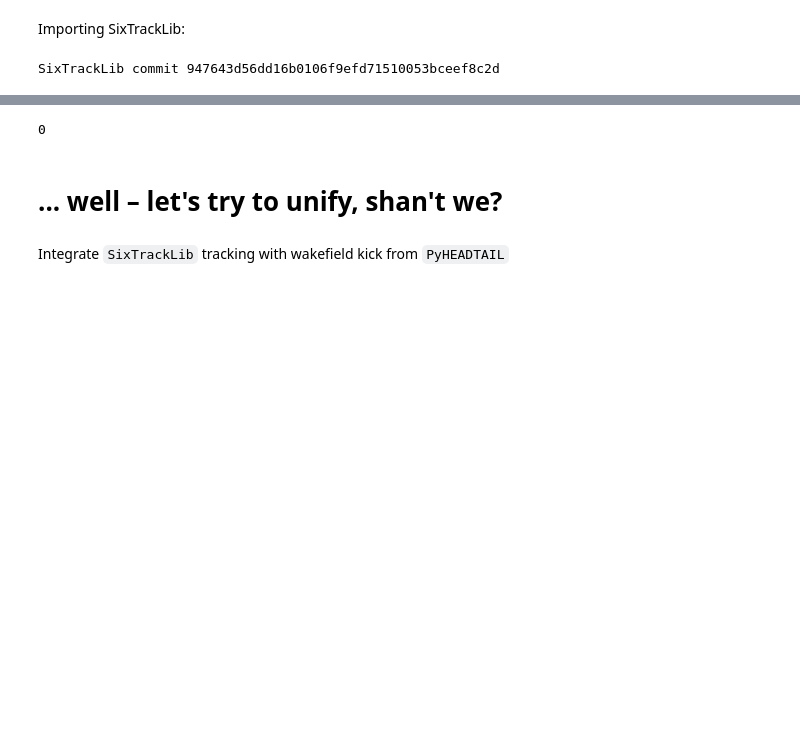
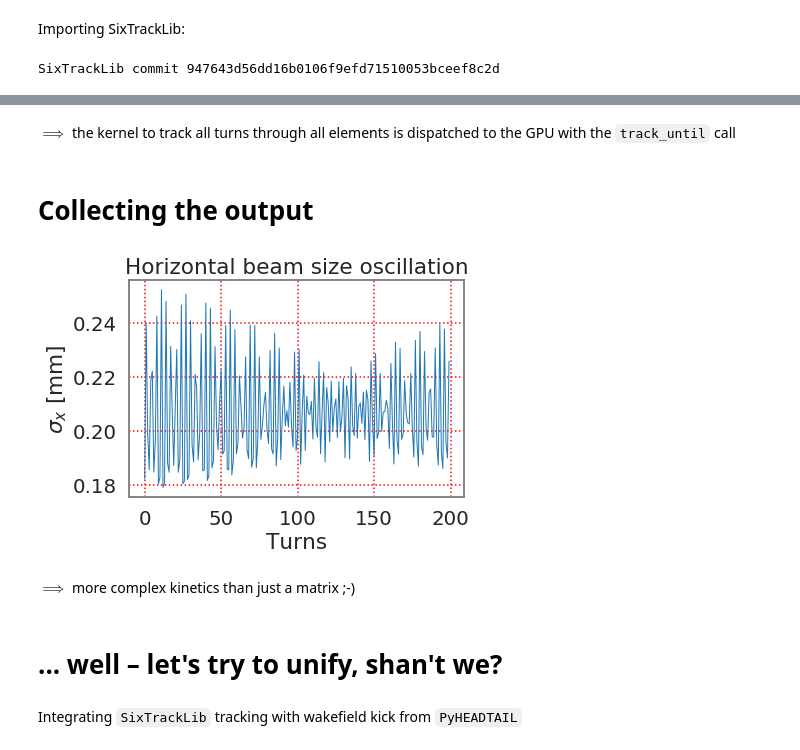
Before and after one commit to aoeftiger/pyhep2020, a Jupyter notebook: talk.ipynb, the cells around one changed output, grey strips where cells are left out. Saved outputs shown, nothing was run; the diff lists cells and outputs as text; code cells hidden in the pictures; blank space fills up the shorter version.

```diff
--- a/talk.ipynb
+++ b/talk.ipynb
@@ -802,0 +420,12 @@ trackjob = stl.TrackJob(elements, particles, device='opencl:1.0')
+# %%
+p0 = pyht_beam.p0
+beta = pyht_beam.beta
+
+restmass = pyht_beam.mass * c**2
+restmass_sq = restmass**2
+E0 = np.sqrt((p0 * c)**2 + restmass_sq)
+p = p0 * (1 + pyht_beam.dp)
+E = np.sqrt((p * c)**2 + restmass_sq)
+
+gammai = E / restmass
+betai = np.sqrt(1 - 1. / (gammai * gammai))
@@ -802,0 +434,4 @@ trackjob = stl.TrackJob(elements, particles, device='opencl:1.0')
+# %%
+stl_beam.rpp[:] = 1. / (pyht_beam.dp + 1)
+stl_beam.psigma[:] = (E - E0) / (beta * p0 * c)
+stl_beam.rvv[:] = betai / beta
@@ -803,3 +442,5 @@ trackjob = stl.TrackJob(elements, particles, device='opencl:1.0')
+# %%
+trackjob = stl.TrackJob(stl_ring_elements, stl_beam, device='opencl:1.0')
 # %%
 trackjob.track_until(n_turns)
 trackjob.collect();
@@ -848,8 +447,20 @@ pbuffer = trackjob.particles_buffer.get_object(0)
-# %%
-np.sum(pbuffer.state)
-# %% [output]
-0
+# %% [markdown]
+$\implies$ the kernel to track all turns through all elements is dispatched to the GPU with the `track_until` call
+# %% [markdown]
+# Collecting the output
+# %%
+x = trackjob.output.particles[0].x
+sigma_x = np.std(x.reshape(n_turns, n_macroparticles), axis=1)
+# %%
+plt.plot(1e3 * sigma_x, lw=1)
+plt.xlabel('Turns')
+plt.ylabel('$\sigma_x$ [mm]')
+plt.title('Horizontal beam size oscillation');
+# %% [output]
+[figure, added]
+# %% [markdown]
+$\implies$ more complex kinetics than just a matrix ;-)
 # %% [markdown]
 # ... well &ndash; let's try to unify, shan't we?
 # %% [markdown]
-Integrate `SixTrackLib` tracking with wakefield kick from `PyHEADTAIL`
+Integrating `SixTrackLib` tracking with wakefield kick from `PyHEADTAIL`
```
Also changed, not shown: parts of 146 cells of this notebook.
